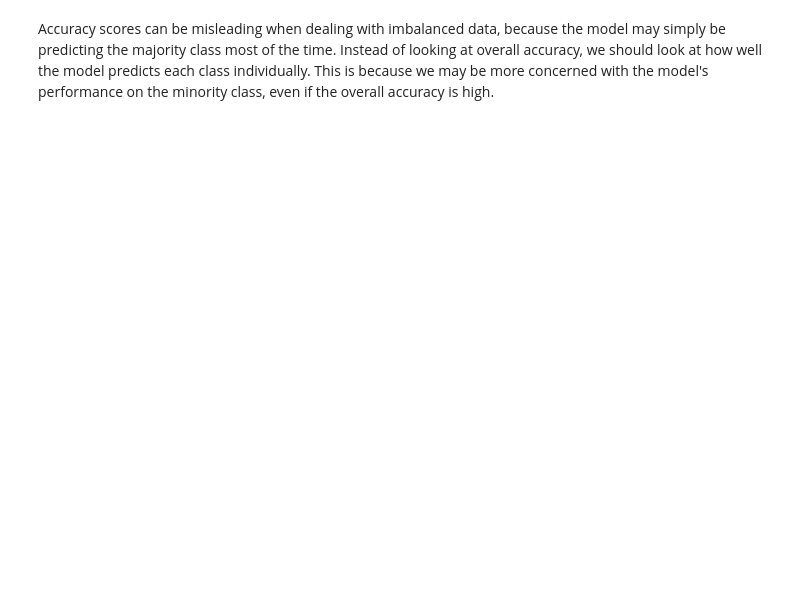
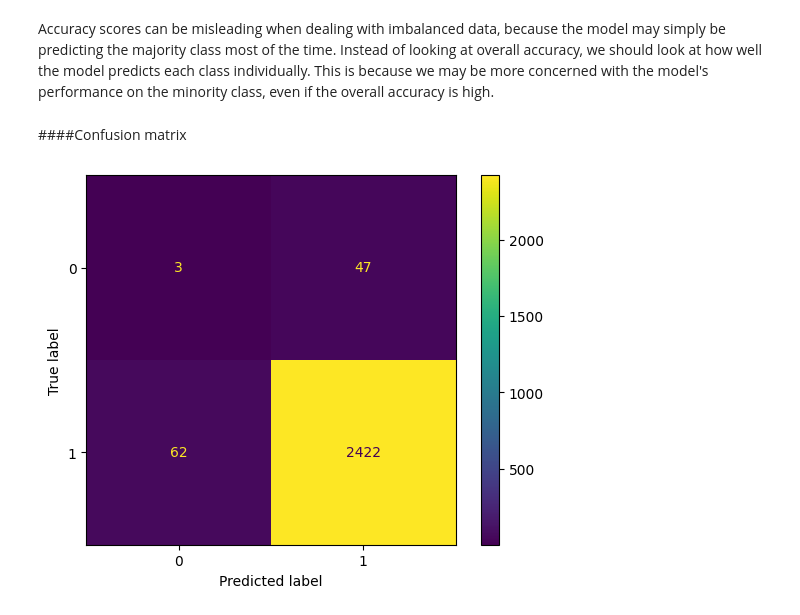
Before and after one commit to Jaeljane/Attendance_Prediction, a Jupyter notebook: Attendance_Classification.ipynb, the cells around one changed output. Cells and saved outputs as stored; diff of their text form; code cells hidden in the pictures; blank space fills up the shorter version.

```diff
--- a/Attendance_Classification.ipynb
+++ b/Attendance_Classification.ipynb
@@ -391,2 +412,8 @@ Accuracy Test Score 0.955
 # %% [markdown]
 Accuracy scores can be misleading when dealing with imbalanced data, because the model may simply be predicting the majority class most of the time. Instead of looking at overall accuracy, we should look at how well the model predicts each class individually. This is because we may be more concerned with the model's performance on the minority class, even if the overall accuracy is high.
+# %% [markdown]
+####Confusion matrix
+# %%
+ConfusionMatrixDisplay.from_estimator(model, X_test, y_test);
+# %% [output]
+[figure, added]
```
Also changed, not shown: parts of 8 cells of this notebook.
